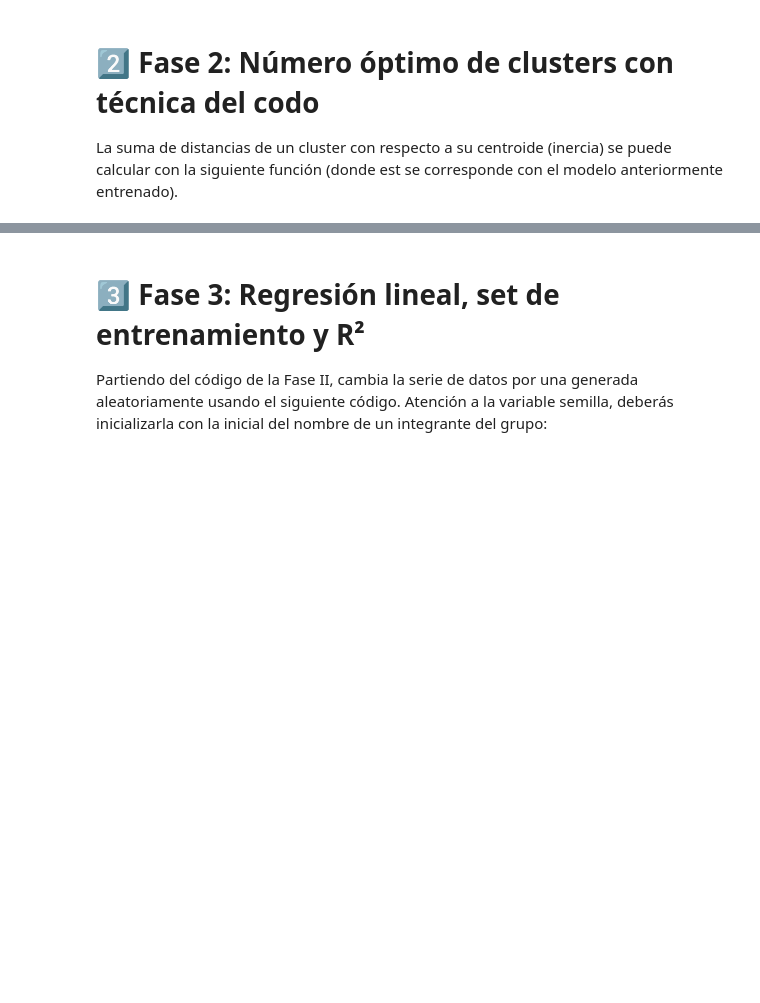
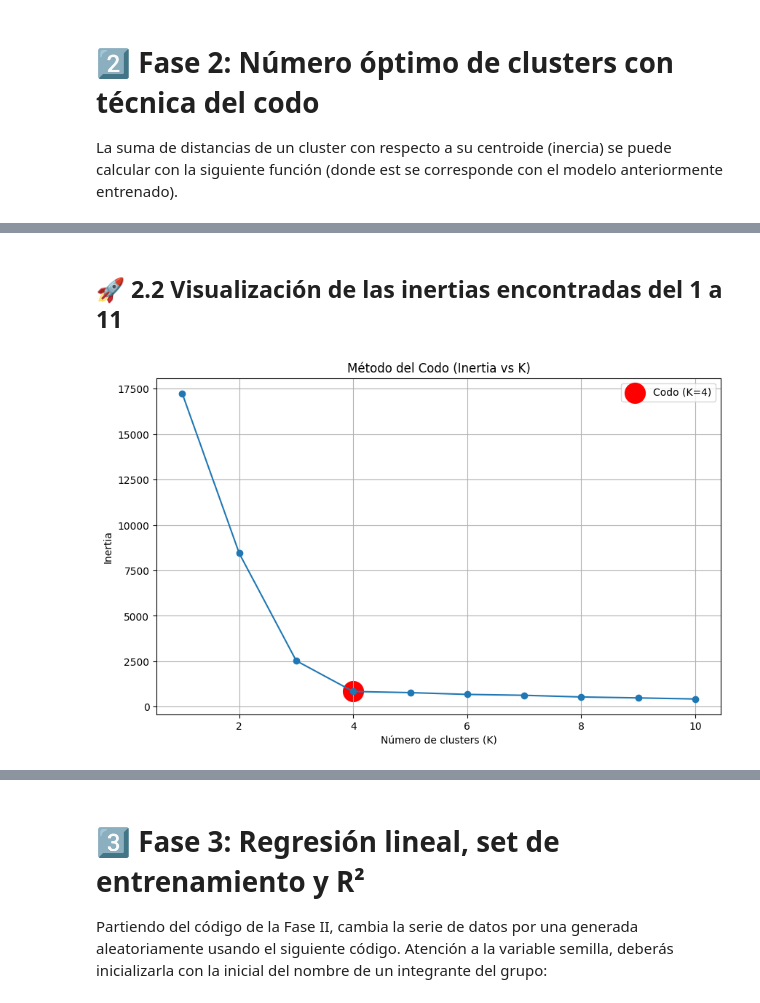
Before and after one commit to ChrisJavier/UIDE_12_AI_ANALITICS_METHODS, a Jupyter notebook: Week02/MAOAI_CP_W2_E12.ipynb, the cells around one changed output, grey strips where cells are left out. Saved outputs shown, nothing was run; the diff lists cells and outputs as text; code cells hidden in the pictures; blank space fills up the shorter version.

Commit message:
CCA Finalizado fase 2

```diff
--- a/Week02/MAOAI_CP_W2_E12.ipynb
+++ b/Week02/MAOAI_CP_W2_E12.ipynb
@@ -237,9 +174,3 @@ Con el mismo conjunto de datos encontramos otra estrategia para realizar la pred
 # 2️⃣ Fase 2: Número óptimo de clusters con técnica del codo
 
 La suma de distancias de un cluster con respecto a su centroide (inercia) se puede calcular con la siguiente función (donde est se corresponde con el modelo anteriormente entrenado).
-# %%
-# Datos de prueba
-
-#datos fase II (parte A)
-X = [[1],[2],[3],[4],[5],[6],[7],[20],[30],[40],[50],[60],[70],[80],[90]]
-Y = [2,3,4.1,4.7,6,8,9.5,20,46,90,301,1345,6000,22000,89000]
@@ -420,6 +176,0 @@ plt.show()
-# %%
-# Datos de prueba
-
-#datos fase II (parte B)
-X = [[10],[20],[30],[40],[50],[60],[70],[80],[90],[100],[50]]
-Y = [2,3,4.1,4.7,6,8,9.5,12,16,20,26]
@@ -590,0 +179,15 @@ plt.show()
+# %%
+# Obtenemos la inercia del model entrenado
+
+print("Inertia Actual:", est.inertia_) # Inertia que tenemos con el modelo de 6 clusters
+
+# Vamos a revisar el valor con diferente cantidad de clusters
+
+inertias = [] # Lista vacia para almacenar las inercias
+K_clusters = range(1,11)
+
+for k in K_clusters:
+    est = KMeans(n_clusters=k)
+    est.fit(X)
+    inertias.append(est.inertia_) # Agregamos la inercia a la lista vacia
+    print(f"Cluster {k}: inertia -> {est.inertia_}")# Imprimimos las inertias en base
@@ -590,0 +206,20 @@ plt.show()
+# %% [markdown]
+## 🚀 2.2 Visualización de las inertias encontradas del 1 a 11
+# %%
+# Graficaremos las inertias que hemos calculado
+plt.figure(figsize=(10,6))
+plt.plot(K_clusters, inertias, marker='o')
+
+# Identificamos la cantiadad de clusters optimo
+k_optimo = 4
+plt.scatter(k_optimo, inertias[k_optimo-1], color='red',s=400, label=f"Codo (K={k_optimo})")
+
+# Gráficamos
+plt.title("Método del Codo (Inertia vs K)")
+plt.xlabel("Número de clusters (K)")
+plt.ylabel("Inertia")
+plt.grid(True)
+plt.legend()
+plt.show()
+# %% [output]
+[figure, added]
```
Also changed, not shown: parts of 48 cells of this notebook.
